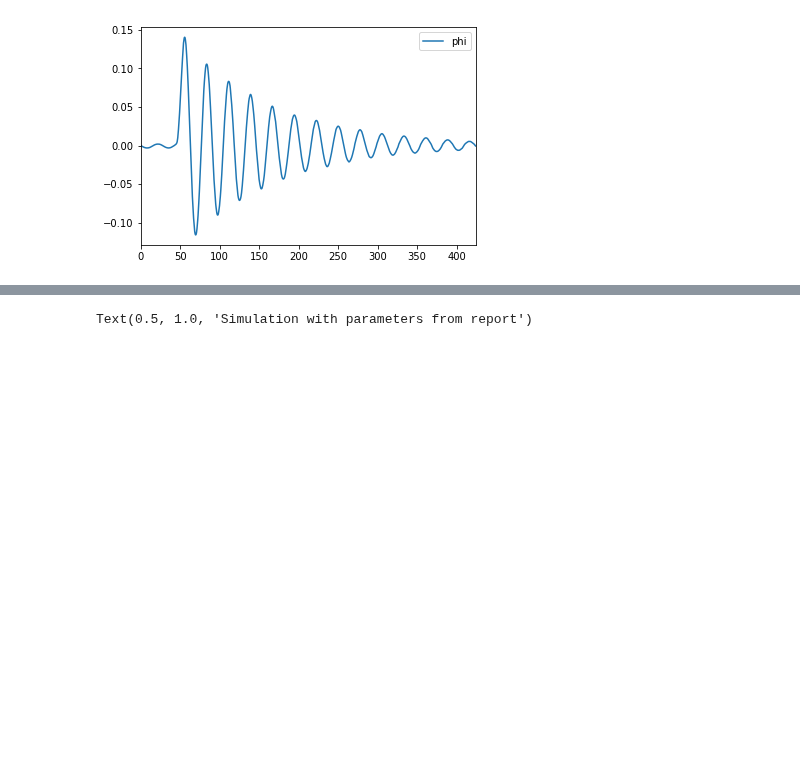
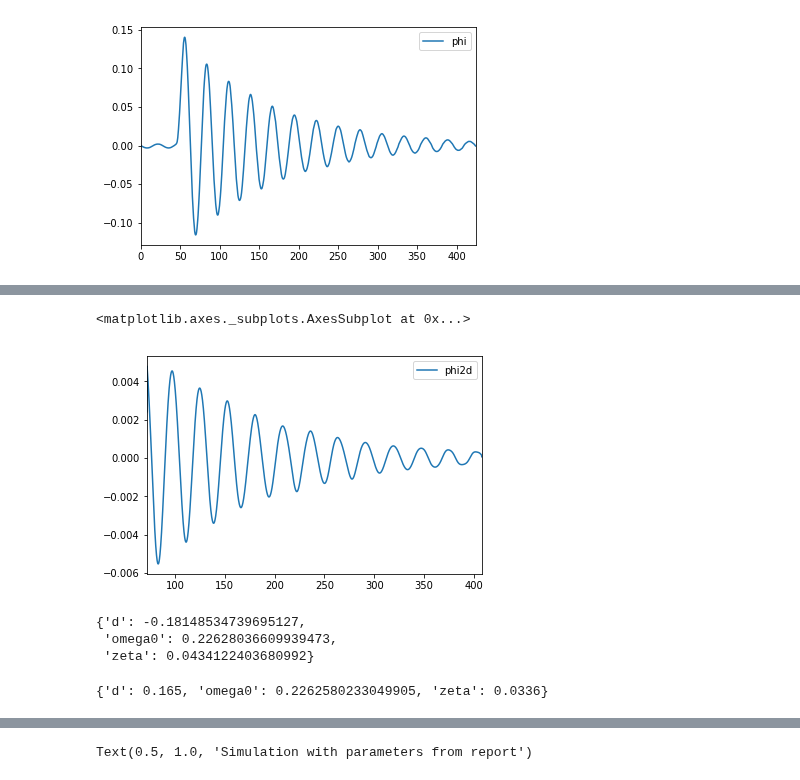
Before and after one commit to martinlarsalbert/rolldecay, a Jupyter notebook: notebooks/rolldecay/03.1_maa_roll_decay_test_system_identification.ipynb, the cells around one changed output, grey strips where cells are left out. Cells and saved outputs as stored; diff of their text form; code cells hidden in the pictures; blank space fills up the shorter version.

```diff
--- a/notebooks/rolldecay/03.1_maa_roll_decay_test_system_identification.ipynb
+++ b/notebooks/rolldecay/03.1_maa_roll_decay_test_system_identification.ipynb
@@ -37,2 +66,0 @@ df_cut.plot(y='phi')
-# %%
-df_cut['phi1d'] = np.gradient(df_cut['phi'],df_cut.index)
@@ -43,0 +85,5 @@ df_cut.plot(y='phi1d')
+# %%
+df_cut.plot(y='phi2d')
+# %% [output]
+<matplotlib.axes._subplots.AxesSubplot at 0x...>
+[figure, added]
@@ -43,0 +109,11 @@ df_cut.plot(y='phi1d')
+# %%
+parameters_direct,pcov = fit_direct(df=df_cut)
+parameters_direct
+# %% [output]
+{'d': -0.18148534739695127,
+ 'omega0': 0.22628036609939473,
+ 'zeta': 0.0434122403680992}
+# %%
+parameters_report
+# %% [output]
+{'d': 0.165, 'omega0': 0.2262580233049905, 'zeta': 0.0336}
```
Also changed, not shown: parts of 22 cells of this notebook, 1 other file.
